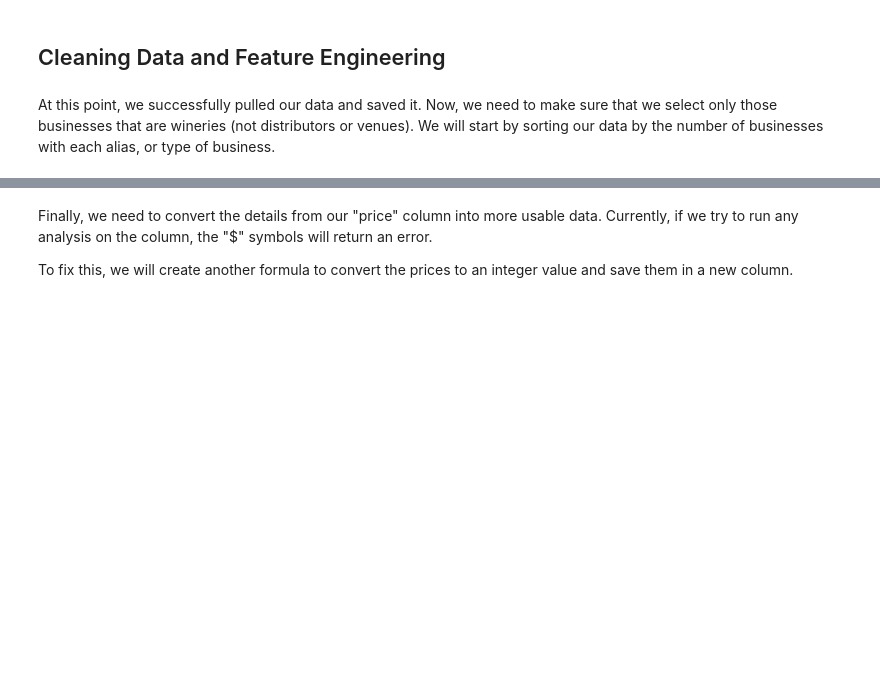
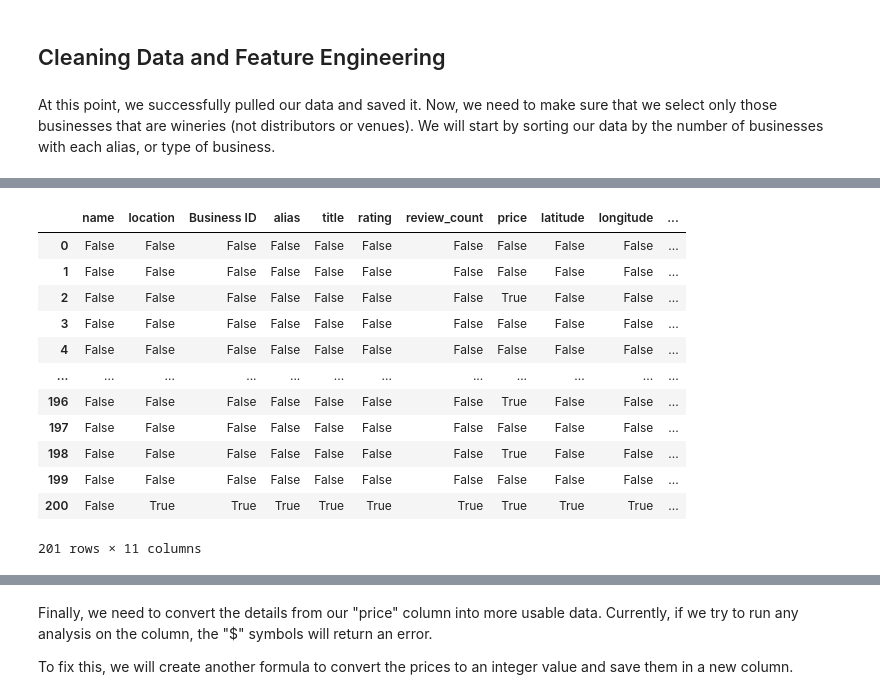
Before and after one commit to pleasecallmejax/Phase-1-Project, a Jupyter notebook: 1 ETL - Updated.ipynb, the cells around one changed output, grey strips where cells are left out. Cells and saved outputs as stored; diff of their text form; code cells hidden in the pictures; blank space fills up the shorter version.

```diff
--- a/1 ETL - Updated.ipynb
+++ b/1 ETL - Updated.ipynb
@@ -198,0 +242,6 @@ def top_two_aliases(raw_data = None):
+# %%
+# Import data to check
+df1 = pd.read_csv('data/wineries_San Diego.csv', header = 1)
+
+# Check for null values
+df1.isna().sum()
@@ -198,0 +261,17 @@ def top_two_aliases(raw_data = None):
+# %%
+# Check which row contains null values in nearly all columns
+df1.isna()
+# %% [output]
+|  | name | location | Business ID | alias | title | rating | review_count | price | latitude | longitude | ... |
+| 0 | False | False | False | False | False | False | False | False | False | False | ... |
+| 1 | False | False | False | False | False | False | False | False | False | False | ... |
+| 2 | False | False | False | False | False | False | False | True | False | False | ... |
+| 3 | False | False | False | False | False | False | False | False | False | False | ... |
+| 4 | False | False | False | False | False | False | False | False | False | False | ... |
+| ... | ... | ... | ... | ... | ... | ... | ... | ... | ... | ... | ... |
+| 196 | False | False | False | False | False | False | False | True | False | False | ... |
+| 197 | False | False | False | False | False | False | False | False | False | False | ... |
+| 198 | False | False | False | False | False | False | False | True | False | False | ... |
+| 199 | False | False | False | False | False | False | False | False | False | False | ... |
+| 200 | False | True | True | True | True | True | True | True | True | True | ... |
+201 rows × 11 columns
```
Also changed, not shown: parts of 15 cells of this notebook, 2 other files.
